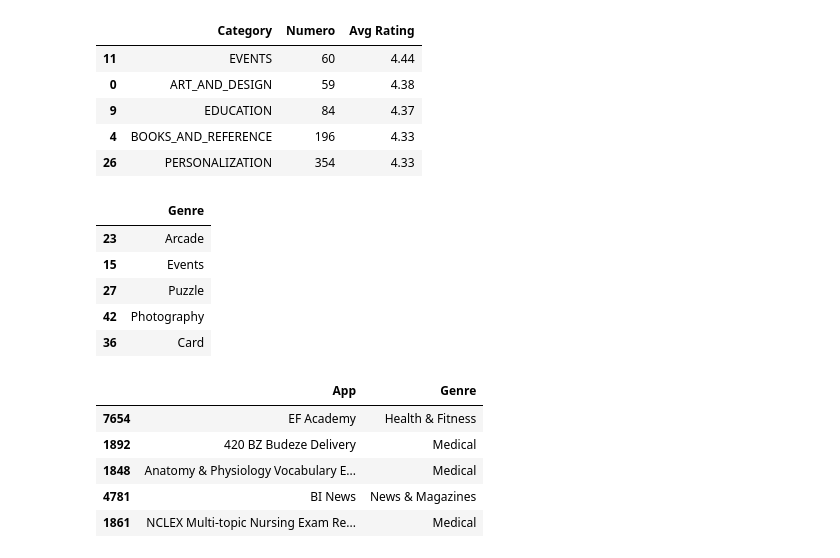
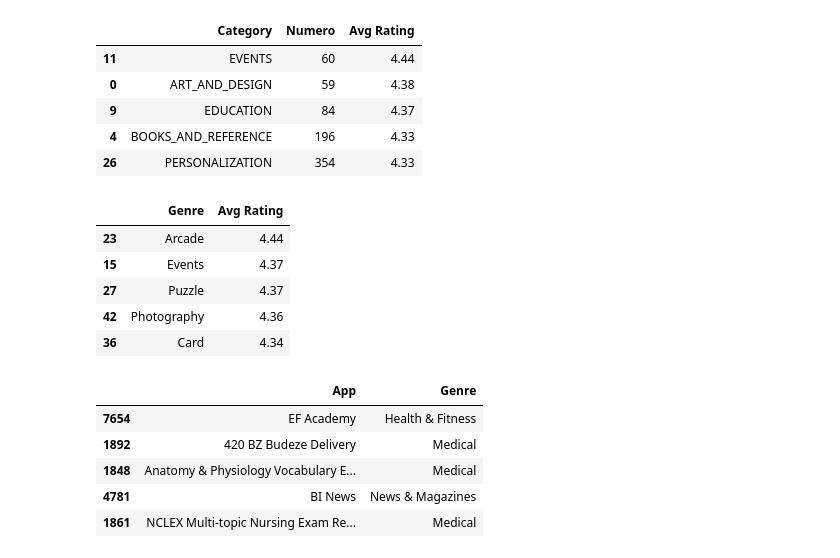
Before and after one commit to MPorcinoBicocca/Fcs_porcino_colombo, a Jupyter notebook: Final Project.ipynb, the cells around one changed output. Drawn from its saved outputs; the diff is of its cells as text; code cells hidden in the pictures.

```diff
--- a/Final Project.ipynb
+++ b/Final Project.ipynb
@@ -12,6 +12,8 @@ import re
 from datetime import datetime
 from dateutil.parser import parse
 import os
+
+pd.set_option("display.max_columns", 70)
 # %% [markdown]
 ## Definizione delle funzioni
 # %%
@@ -335,14 +333,14 @@ for genre in app_genre_df['Genre'].unique():
 #Creazione del DataFrame Genres
 genres_df = pd.DataFrame({'Genre': genre_list, 'Avg Rating': avg_rating_gen}).sort_values('Avg Rating', ascending = False)
 # %%
-genres_df[['Genre']].head()
+genres_df.head()
 # %% [output]
-|  | Genre |
-| 23 | Arcade |
-| 15 | Events |
-| 27 | Puzzle |
-| 42 | Photography |
-| 36 | Card |
+|  | Genre | Avg Rating |
+| 23 | Arcade | 4.44 |
+| 15 | Events | 4.37 |
+| 27 | Puzzle | 4.37 |
+| 42 | Photography | 4.36 |
+| 36 | Card | 4.34 |
 # %%
 app_genre_df[['App','Genre']].head()
 # %% [output]
```
Also changed, not shown: parts of 6 cells of this notebook.
